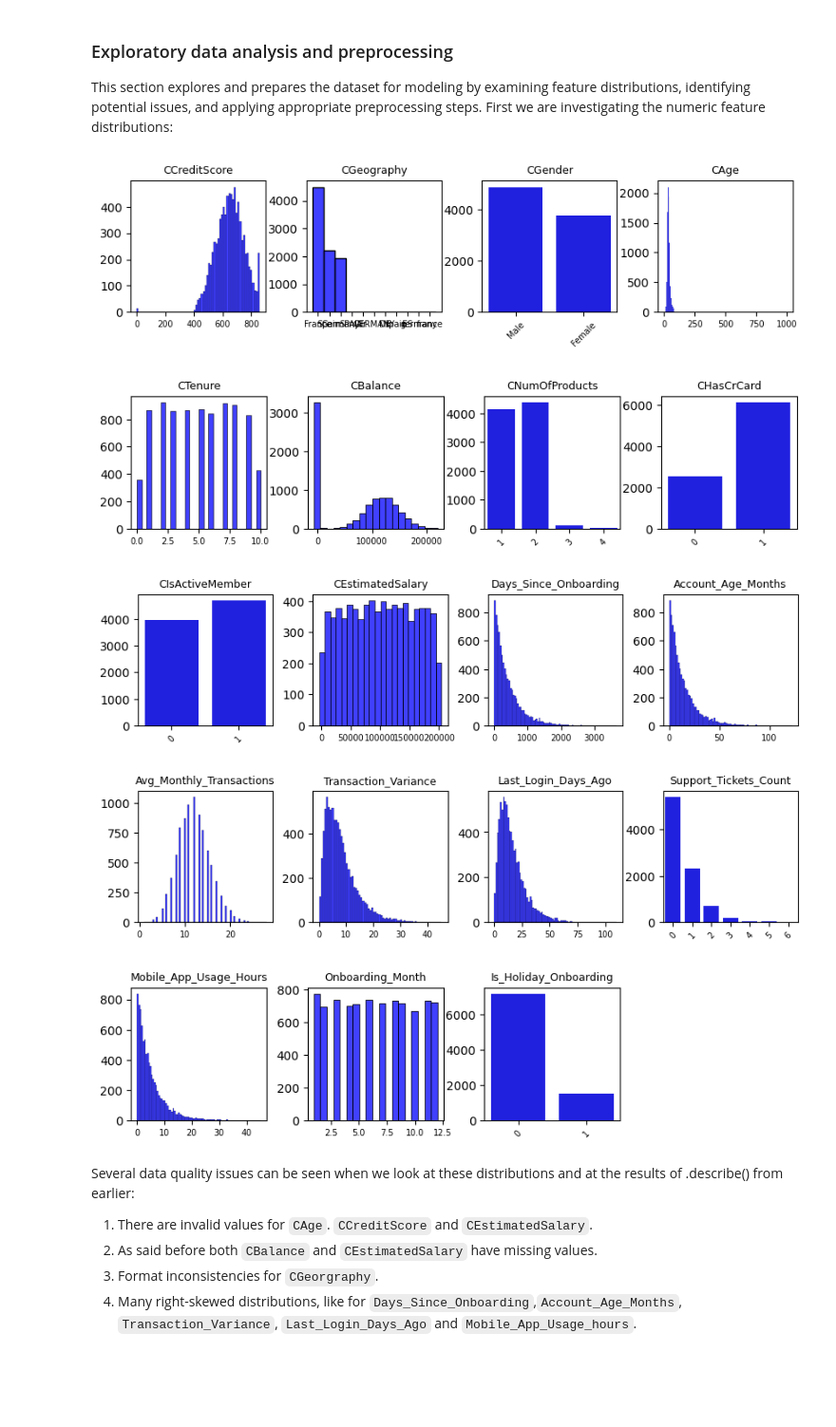
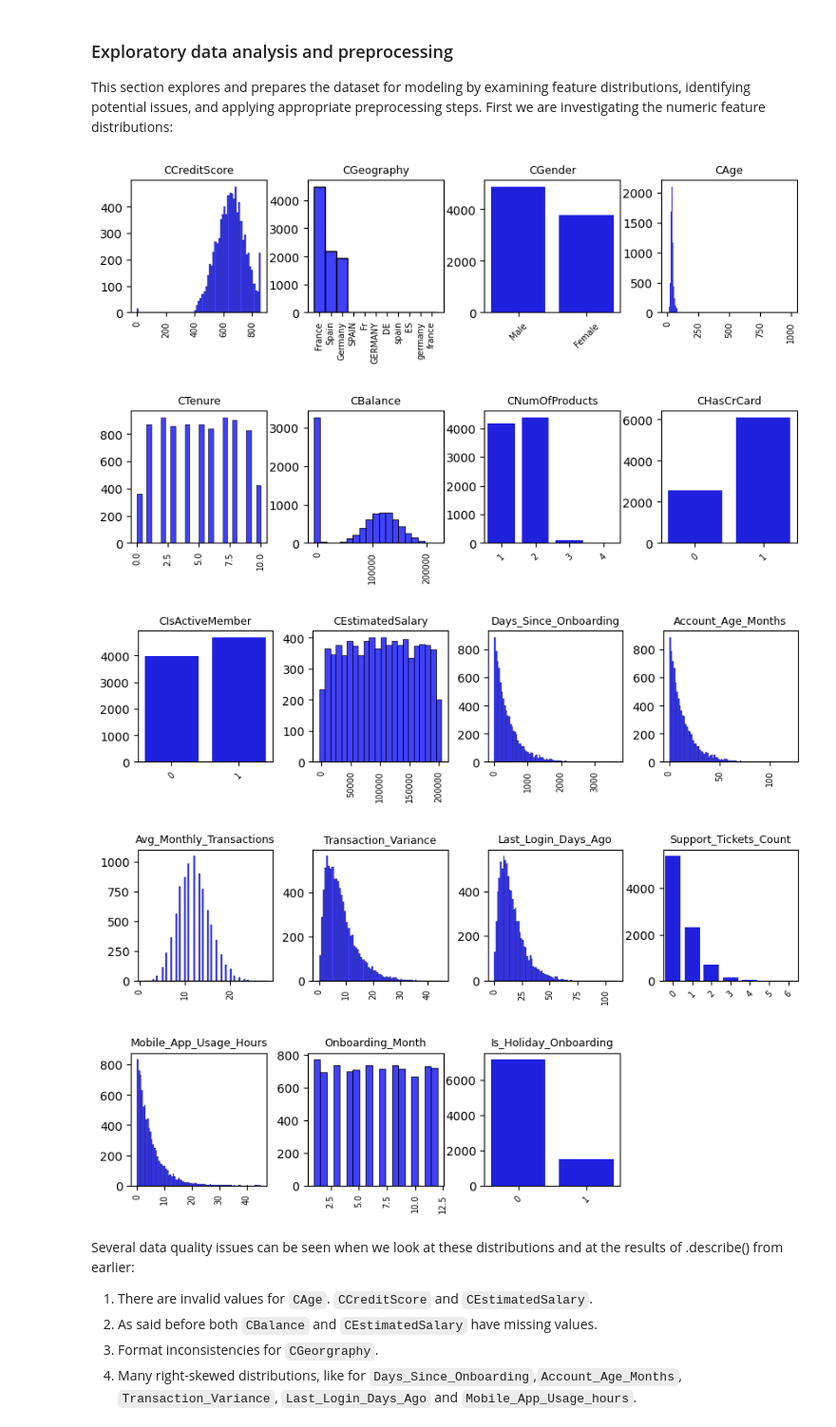
Before and after one commit to nncsimo/DSML2526, a Jupyter notebook: Abgabe/Assignment_01_3214721.ipynb, the cells around one changed output. Shown at 95% size. Drawn from its saved outputs; the diff is of its cells as text; code cells hidden in the pictures; blank space fills up the shorter version.

```diff
--- a/Abgabe/Assignment_01_3214721.ipynb
+++ b/Abgabe/Assignment_01_3214721.ipynb
@@ -198,11 +167,47 @@ def plot_grid(df, cols, ncols=4, fig_height=2, plot_type='auto'):
+# %%
+def plot_grid(df, cols, ncols=4, fig_height=2, plot_type='auto', cleaned=True):
+    """Plot columns in a grid layout.
+    plot_type: 'auto', 'hist', 'box', or 'count'
+    """
+    for row_start in range(0, len(cols), ncols):
+        row_cols = cols[row_start:row_start + ncols]
+        fig, axes = plt.subplots(1, ncols, figsize=(ncols * 2.5, fig_height))
+
+        for i, col in enumerate(row_cols):
+            ax = axes[i]
+            data = df[col].copy()  # Create a copy to avoid modifying the original
+
+            if cleaned == True:
+                # Round numeric data before plotting
+                if pd.api.types.is_numeric_dtype(data):
+                    data = data.round(3)  # Round to 3 decimal places
+
+            if plot_type == 'box':
+                sns.boxplot(x=data, ax=ax, color='blue', orient='h')
+            elif plot_type == 'count' or (plot_type == 'auto' and data.nunique() <= 10):
+                sns.countplot(x=data, ax=ax, color='blue')
+                ax.tick_params(axis='x', rotation=45, labelsize=7)
+            else:
+                sns.histplot(x=data, ax=ax, color='blue')
+                ax.tick_params(axis='x', rotation=90, labelsize=7)
+
+            title = col.replace('num__', '').replace('cat__', '').replace('bin__', '')
+            ax.set_title(title, fontsize=9)
+            ax.set_xlabel('')
+            ax.set_ylabel('')
+
+        for i in range(len(row_cols), ncols):
+            axes[i].axis('off')
+        plt.subplots_adjust(wspace=0.3)
+        plt.show()
 # %%
-plot_grid(FinTech, all_cols, ncols=4, fig_height=2)
+plot_grid(FinTech, all_cols, ncols=4, fig_height=2, cleaned=False)
 # %% [output]
-[figure, old version]
+[figure, new version]
-[figure, old version]
+[figure, new version]
-[figure, old version]
+[figure, new version]
-[figure, old version]
+[figure, new version]
-[figure, old version]
+[figure, new version]
 # %% [markdown]
 Several data quality issues can be seen when we look at these distributions and at the results of .describe() from earlier:
 1. There are invalid values for `CAge`. `CCreditScore` and `CEstimatedSalary`.
```
Also changed, not shown: parts of 6 cells of this notebook, 1 other file.
